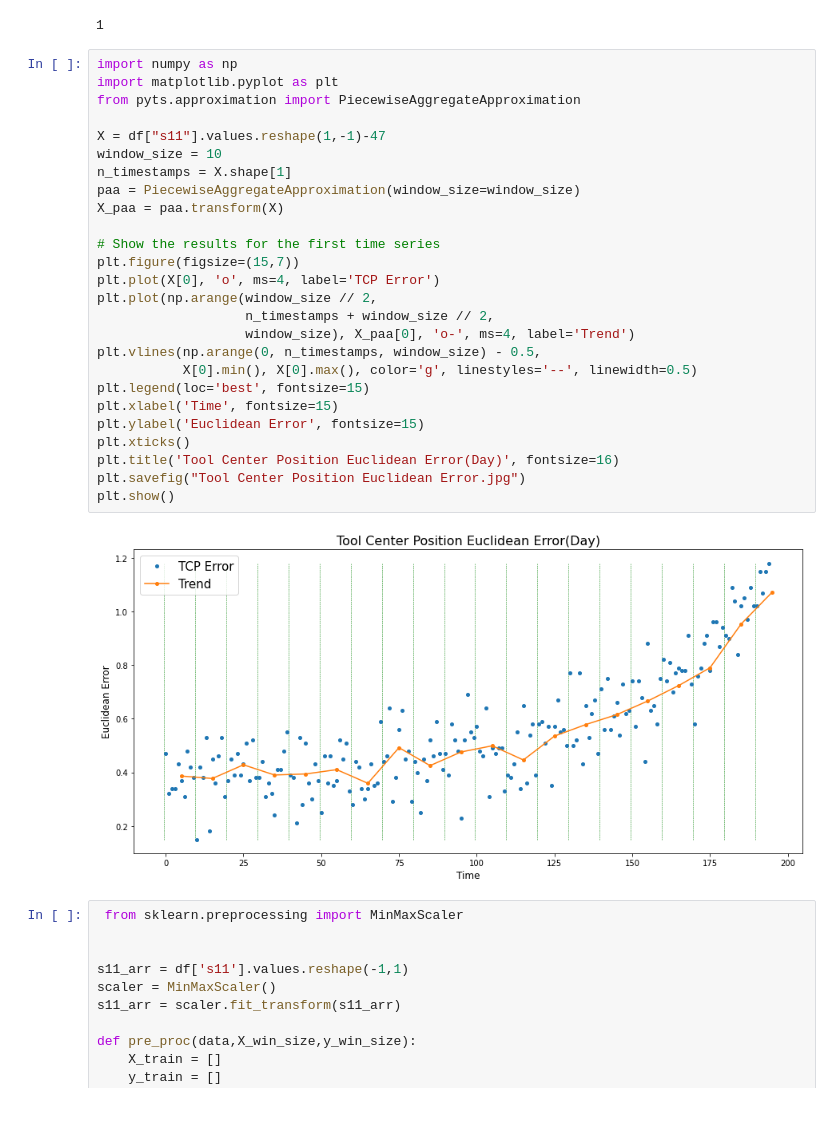
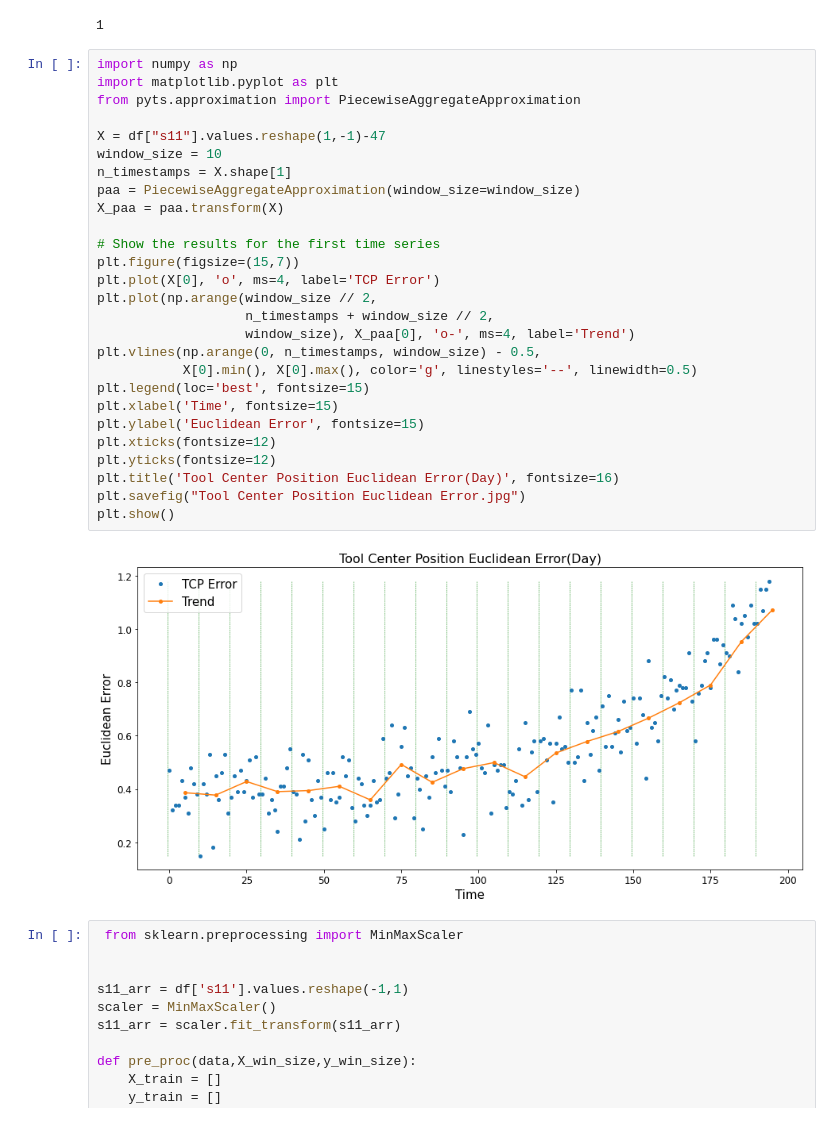
Before and after one commit to gitwetguy/Robotic-Arm-PHM, a Jupyter notebook: 02-2_Training_for_tcnae.ipynb, the cells around one changed output. Cells and saved outputs as stored; diff of their text form.

```diff
--- a/02-2_Training_for_tcnae.ipynb
+++ b/02-2_Training_for_tcnae.ipynb
@@ -213,31 +213,32 @@ X.shape[0]
 # %%
 import numpy as np
 import matplotlib.pyplot as plt
 from pyts.approximation import PiecewiseAggregateApproximation
 
 X = df["s11"].values.reshape(1,-1)-47
 window_size = 10
 n_timestamps = X.shape[1]
 paa = PiecewiseAggregateApproximation(window_size=window_size)
 X_paa = paa.transform(X)
 
 # Show the results for the first time series
 plt.figure(figsize=(15,7))
 plt.plot(X[0], 'o', ms=4, label='TCP Error')
 plt.plot(np.arange(window_size // 2,
                    n_timestamps + window_size // 2,
                    window_size), X_paa[0], 'o-', ms=4, label='Trend')
 plt.vlines(np.arange(0, n_timestamps, window_size) - 0.5,
            X[0].min(), X[0].max(), color='g', linestyles='--', linewidth=0.5)
 plt.legend(loc='best', fontsize=15)
 plt.xlabel('Time', fontsize=15)
 plt.ylabel('Euclidean Error', fontsize=15)
-plt.xticks()
+plt.xticks(fontsize=12)
+plt.yticks(fontsize=12)
 plt.title('Tool Center Position Euclidean Error(Day)', fontsize=16)
 plt.savefig("Tool Center Position Euclidean Error.jpg")
 plt.show()
 # %% [output]
-[figure, old version]
+[figure, new version]
 # %%
  from sklearn.preprocessing import MinMaxScaler
 
```
Also changed, not shown: 1 other file.
